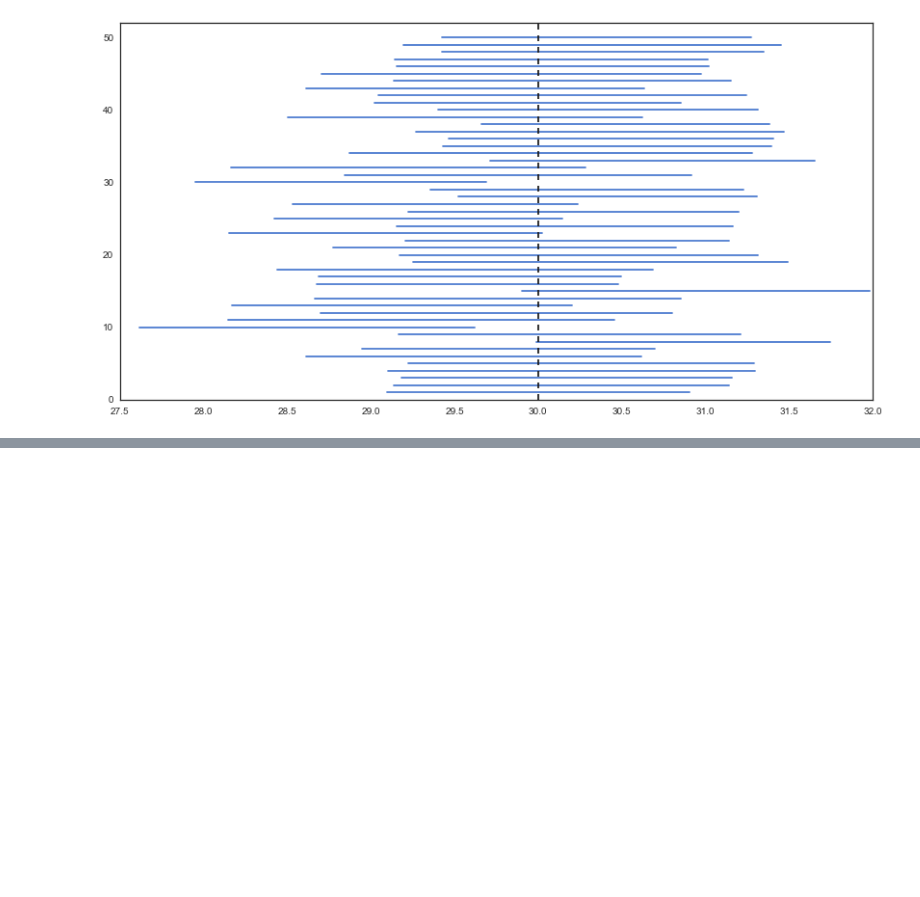
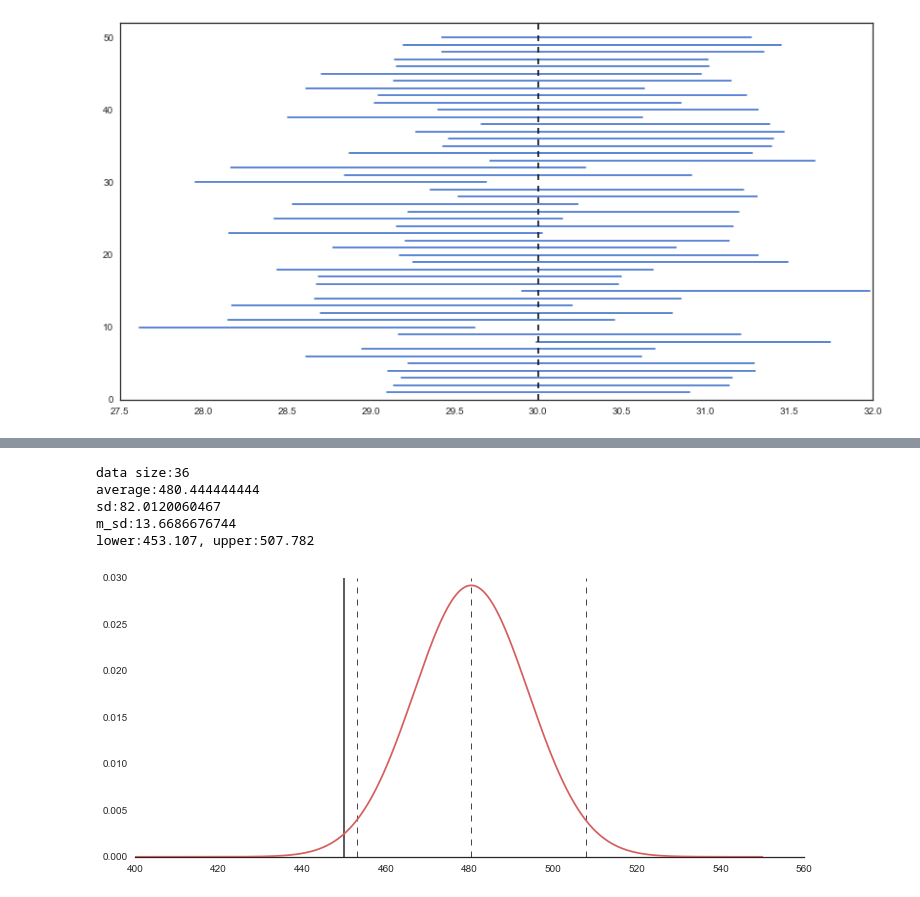
Before and after one commit to matsuken92/Qiita_Contents, a Jupyter notebook: statistics_lecture/Demonstration.ipynb, the cells around one changed output, grey strips where cells are left out. Saved outputs shown, nothing was run; the diff lists cells and outputs as text; code cells hidden in the pictures; blank space fills up the shorter version.

```diff
--- a/statistics_lecture/Demonstration.ipynb
+++ b/statistics_lecture/Demonstration.ipynb
@@ -418,0 +477,36 @@ print cnt/float(len(res))
+# %%
+# 今年の新入生の結果(36人分)
+f, axes = plt.subplots(1, 1, figsize=(12, 5), sharex=True)
+sns.despine(left=True)
+
+n = len(data)
+m = data.mean()
+sd = data.std()
+m_sd = sd/np.sqrt(n)
+up  = m+2*m_sd
+low = m-2*m_sd
+
+print "data size:{}".format(n)
+print "average:{}".format(m)
+print "sd:{}".format(sd)
+print "m_sd:{}".format(sd/np.sqrt(n))
+print "lower:{0:.3f}, upper:{1:.3f}".format(low, up)
+
+xx = np.linspace(400,550, 501)
+yy = st.norm.pdf(xx, loc=m, scale=m_sd)
+
+plt.plot(xx,yy,"r",zorder=100)
+plt.plot([450,450],[0,0.03],"k",alpha=.8)
+
+plt.plot([m,m],[0,0.03],"k--", lw=1, alpha=.8)
+plt.plot([low, low],[0,0.03],"k--", lw=1, alpha=.8)
+plt.plot([up, up],[0,0.03],"k--", lw=1, alpha=.8)
+
+plt.show()
+# %% [output]
+data size:36
+average:480.444444444
+sd:82.0120060467
+m_sd:13.6686676744
+lower:453.107, upper:507.782
+[figure, added]
```
Also changed, not shown: parts of 3 cells of this notebook.
